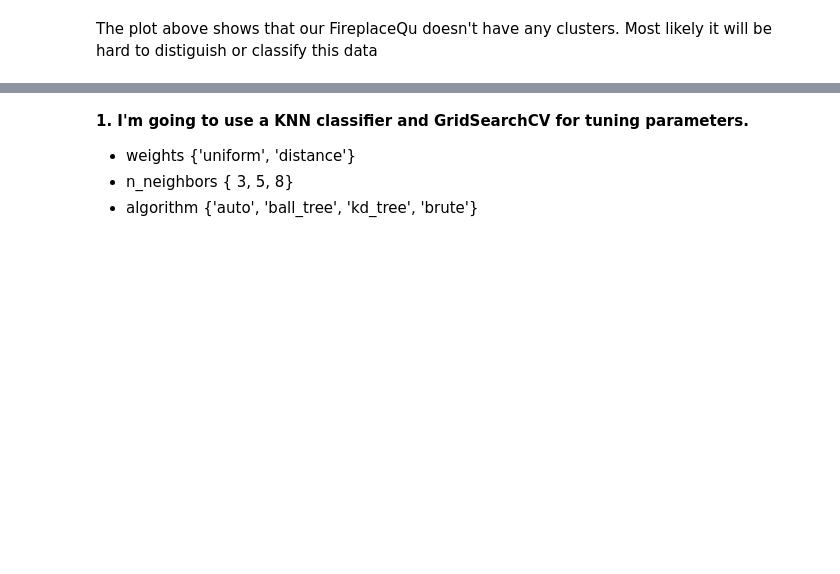
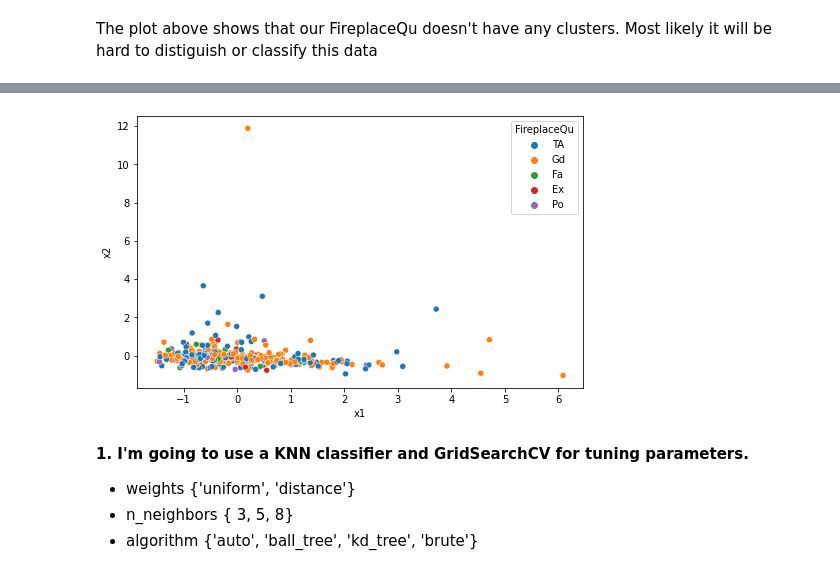
Before and after one commit to Justdek-code/data-science, a Jupyter notebook: house_prices_prediction/house_prices_prediction_attempt3.ipynb, the cells around one changed output, grey strips where cells are left out. Drawn from its saved outputs; the diff is of its cells as text; code cells hidden in the pictures; blank space fills up the shorter version.

```diff
--- a/house_prices_prediction/house_prices_prediction_attempt3.ipynb
+++ b/house_prices_prediction/house_prices_prediction_attempt3.ipynb
@@ -257,3 +317,7 @@ clf_train = processed_numerical_data[indeces_for_train_data]
+# %%
+pca = PCA(n_components=0.99)
+# %%
+pca_fireplaceQu = pca.fit_transform(X_fireplaceQu)
 # %% [markdown]
 ### T-SNE analysis
 # %%
@@ -266,3 +330,5 @@ sns.scatterplot(x=tsne_repr[:, 0], y=tsne_repr[:, 1], alpha=0.8, s=100, hue=cate
 [figure]
 # %% [markdown]
 The plot above shows that our FireplaceQu doesn't have any clusters. Most likely it will be hard to distiguish or classify this data
+# %%
+pca_fireplaceQu = pd.DataFrame(pca_fireplaceQu, columns=['x1', 'x2'])
@@ -268,0 +344,3 @@ The plot above shows that our FireplaceQu doesn't have any clusters. Most likely
+# %%
+std = StandardScaler()
+std_pca_fireplaceQu = pd.DataFrame(std.fit_transform(pca_fireplaceQu), columns=list(pca_fireplaceQu))
@@ -269,3 +356,8 @@ The plot above shows that our FireplaceQu doesn't have any clusters. Most likely
+# %%
+plt.figure(figsize=(8, 5))
+sns.scatterplot(x=std_pca_fireplaceQu.x1, y=std_pca_fireplaceQu.x2, hue=y_fireplaceQu);
+# %% [output]
+[figure, added]
 # %% [markdown]
 **1. I'm going to use a KNN classifier and GridSearchCV for tuning parameters.**
 
```
Also changed, not shown: parts of 46 cells of this notebook.
